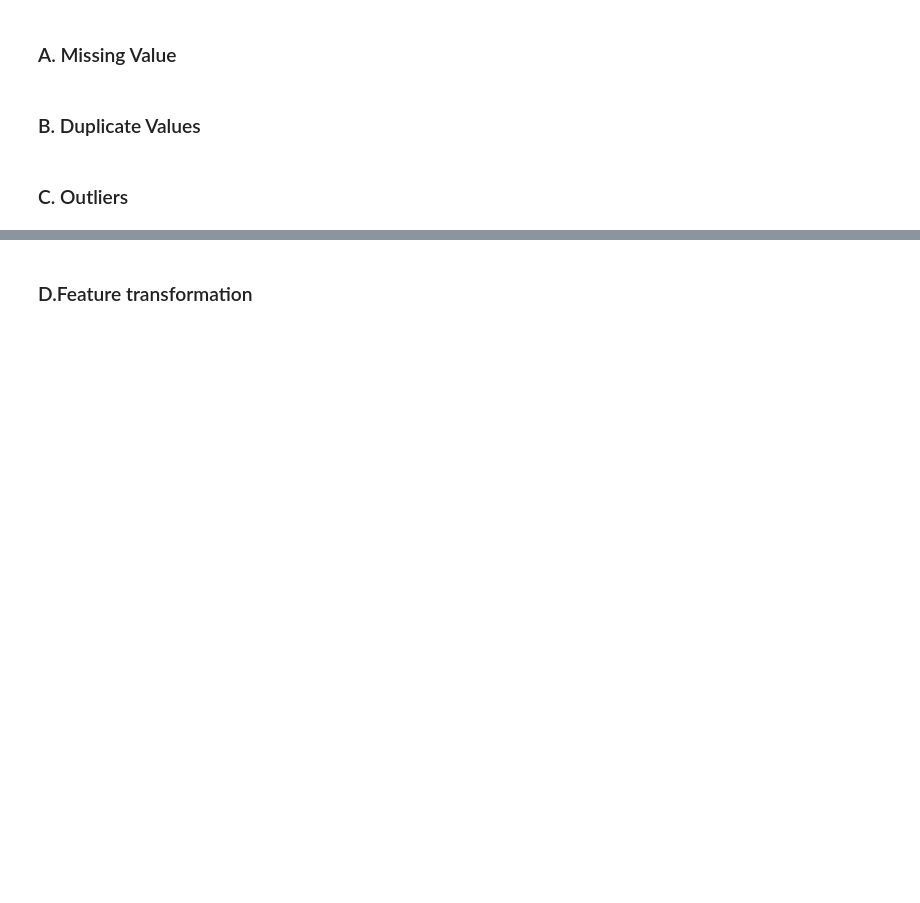
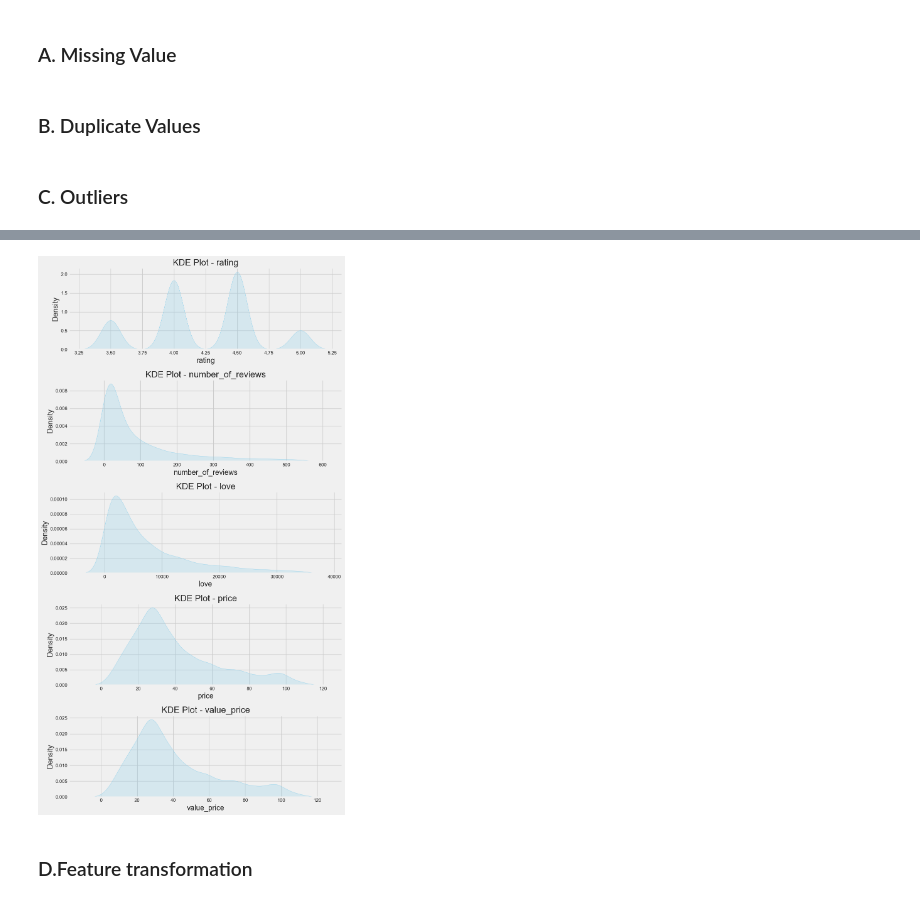
Before and after one commit to agirahmawandi/hw_ml_prep, a Jupyter notebook: Homework_ML_Preparation.ipynb, the cells around one changed output, grey strips where cells are left out. Saved outputs shown, nothing was run; the diff lists cells and outputs as text; code cells hidden in the pictures; blank space fills up the shorter version.

```diff
--- a/Homework_ML_Preparation.ipynb
+++ b/Homework_ML_Preparation.ipynb
@@ -65,7 +64,7 @@ memory usage: 562.6+ KB
 # %%
 ## pengelompokan berdasar jenis kolom
 obj = ['brand','category']
-numbs = ['id','rating','number_of_reviews','love','price','value_price']
+numbs = ['rating','number_of_reviews','love','price','value_price']
 # %%
 df[obj].describe()
 # %% [output]
@@ -177,0 +212,27 @@ fokus menggunakan model yang robust terhadap outlier”).
+# %%
+df = pd.read_csv('./dataset/Product_Exclusive_Classification.csv')
+
+# Pilih kolom numerik yang relevan untuk deteksi outlier
+target_cols = ['rating', 'number_of_reviews', 'love', 'price', 'value_price']
+
+# Salin dataframe agar data asli tetap utuh
+df_cleaned = df.copy()
+
+# Tambahkan kolom penanda outlier untuk setiap kolom target menggunakan IQR
+for col in target_cols:
+    Q1 = df[col].quantile(0.25)
+    Q3 = df[col].quantile(0.75)
+    IQR = Q3 - Q1
+    lower_bound = Q1 - 1.5 * IQR
+    upper_bound = Q3 + 1.5 * IQR
+
+    # Kolom baru yang menandai apakah data adalah outlier
+    df_cleaned[f'{col}_is_outlier'] = ((df[col] < lower_bound) | (df[col] > upper_bound))
+
+# Buat dataframe baru yang telah menghapus semua baris yang memiliki outlier di salah satu kolom
+mask_no_outlier = ~df_cleaned[[f'{col}_is_outlier' for col in target_cols]].any(axis=1)
+df_no_outliers = df_cleaned[mask_no_outlier]
+
+# Ukuran dataset
+print("Jumlah baris sebelum pembersihan:", df.shape[0])
+print("Jumlah baris setelah pembersihan:", df_no_outliers.shape[0])
@@ -178,2 +262,19 @@ fokus menggunakan model yang robust terhadap outlier”).
+# %%
+target_cols = ['rating', 'number_of_reviews', 'love', 'price', 'value_price']
+
+# Buat subplot: 1 kolom 5 baris (bisa disesuaikan)
+fig, axes = plt.subplots(nrows=len(target_cols), ncols=1, figsize=(10, 18))
+
+# Plot tiap kolom secara terpisah
+for i, col in enumerate(target_cols):
+    sns.kdeplot(df_no_outliers[col], ax=axes[i], fill=True, color='skyblue')
+    axes[i].set_title(f'KDE Plot - {col}')
+    axes[i].set_xlabel(col)
+    axes[i].set_ylabel('Density')
+
+plt.tight_layout()
+plt.show()
+# %% [output]
+[figure, added]
 # %% [markdown]
 ### D.Feature transformation
```
Also changed, not shown: parts of 9 cells of this notebook.
